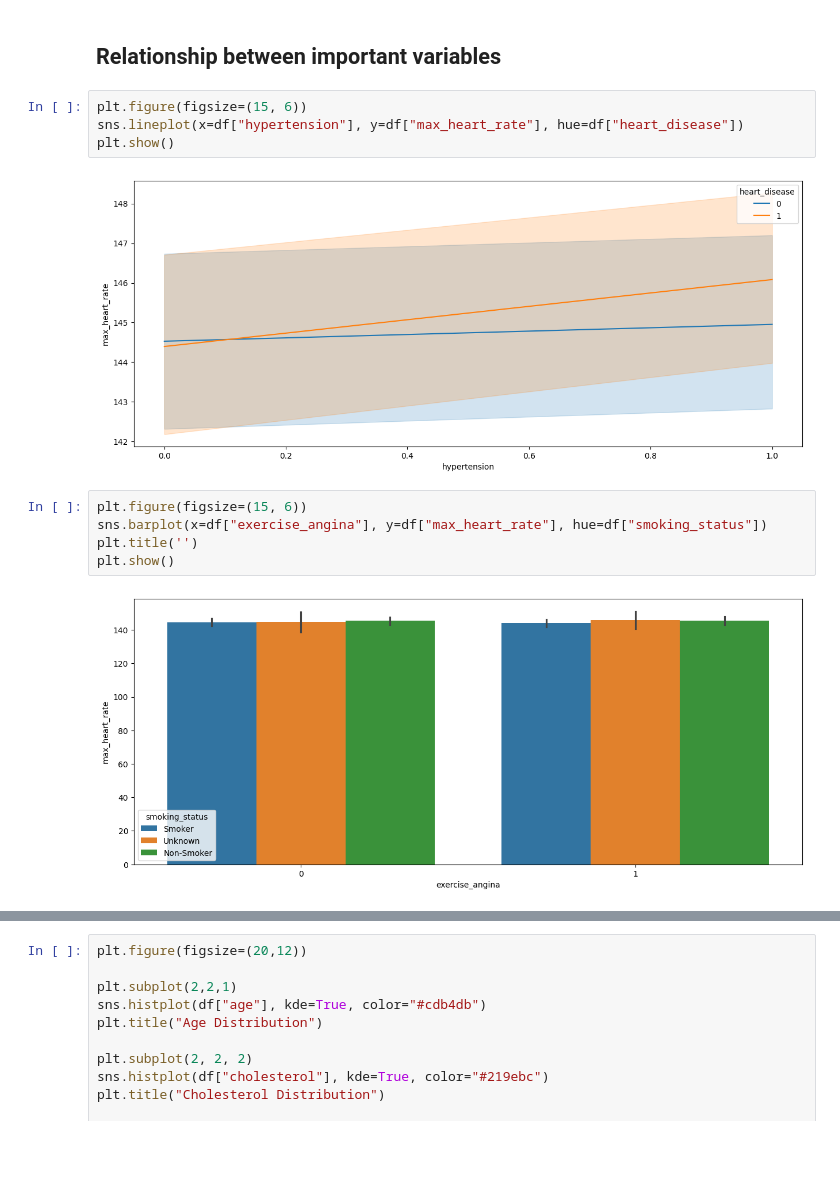
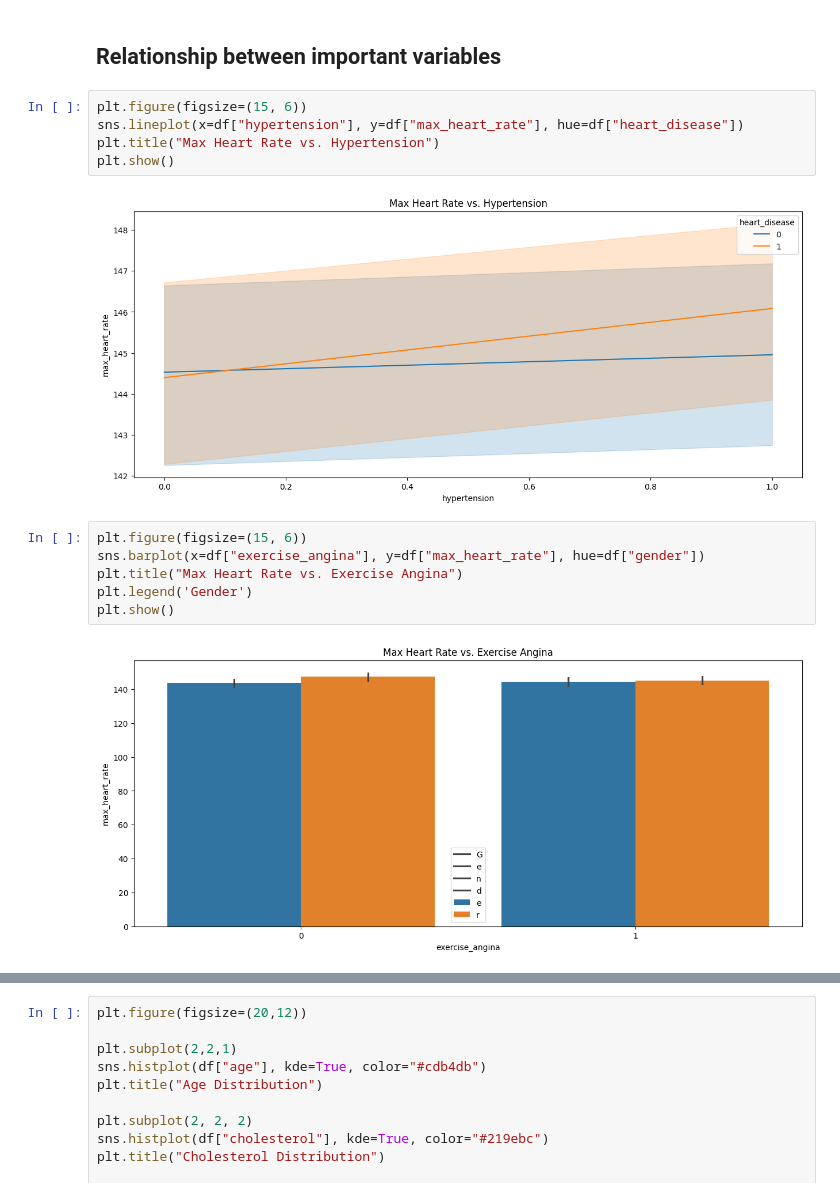
Before and after one commit to amn-sdqi/Case-Studies, a Jupyter notebook: Segmenting Patients/main.ipynb, the cells around one changed output, grey strips where cells are left out. Cells and saved outputs as stored; diff of their text form; blank space fills up the shorter version.

```diff
--- a/Segmenting Patients/main.ipynb
+++ b/Segmenting Patients/main.ipynb
@@ -106,13 +106,15 @@ plt.show()
 # %%
 plt.figure(figsize=(15, 6))
 sns.lineplot(x=df["hypertension"], y=df["max_heart_rate"], hue=df["heart_disease"])
+plt.title("Max Heart Rate vs. Hypertension")
 plt.show()
 # %% [output]
-[figure, old version]
+[figure, new version]
 # %%
 plt.figure(figsize=(15, 6))
-sns.barplot(x=df["exercise_angina"], y=df["max_heart_rate"], hue=df["smoking_status"])
-plt.title('')
+sns.barplot(x=df["exercise_angina"], y=df["max_heart_rate"], hue=df["gender"])
+plt.title("Max Heart Rate vs. Exercise Angina")
+plt.legend('Gender')
 plt.show()
 # %% [output]
-[figure, old version]
+[figure, new version]
```
Also changed, not shown: parts of 41 cells of this notebook, 1 other file.
